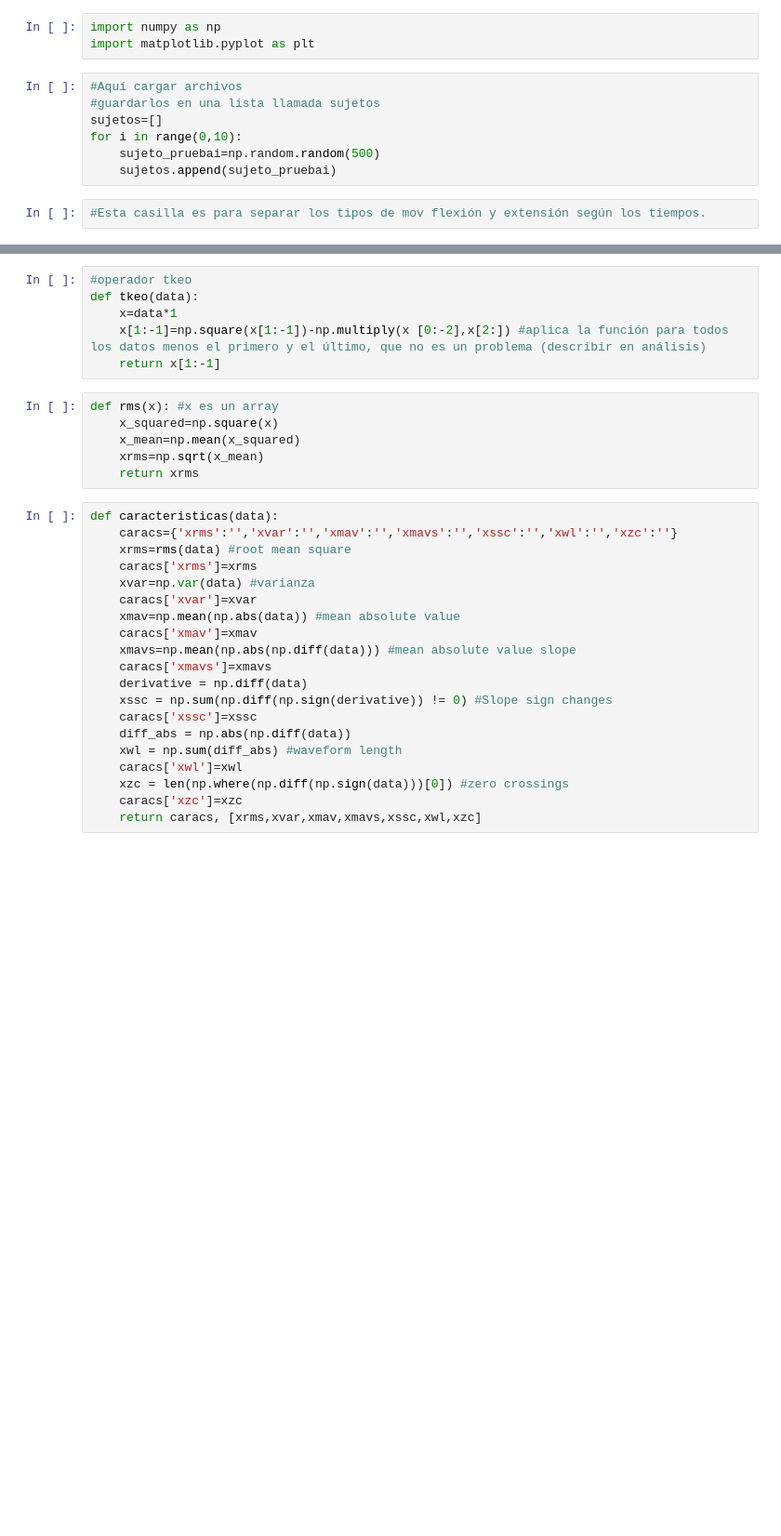
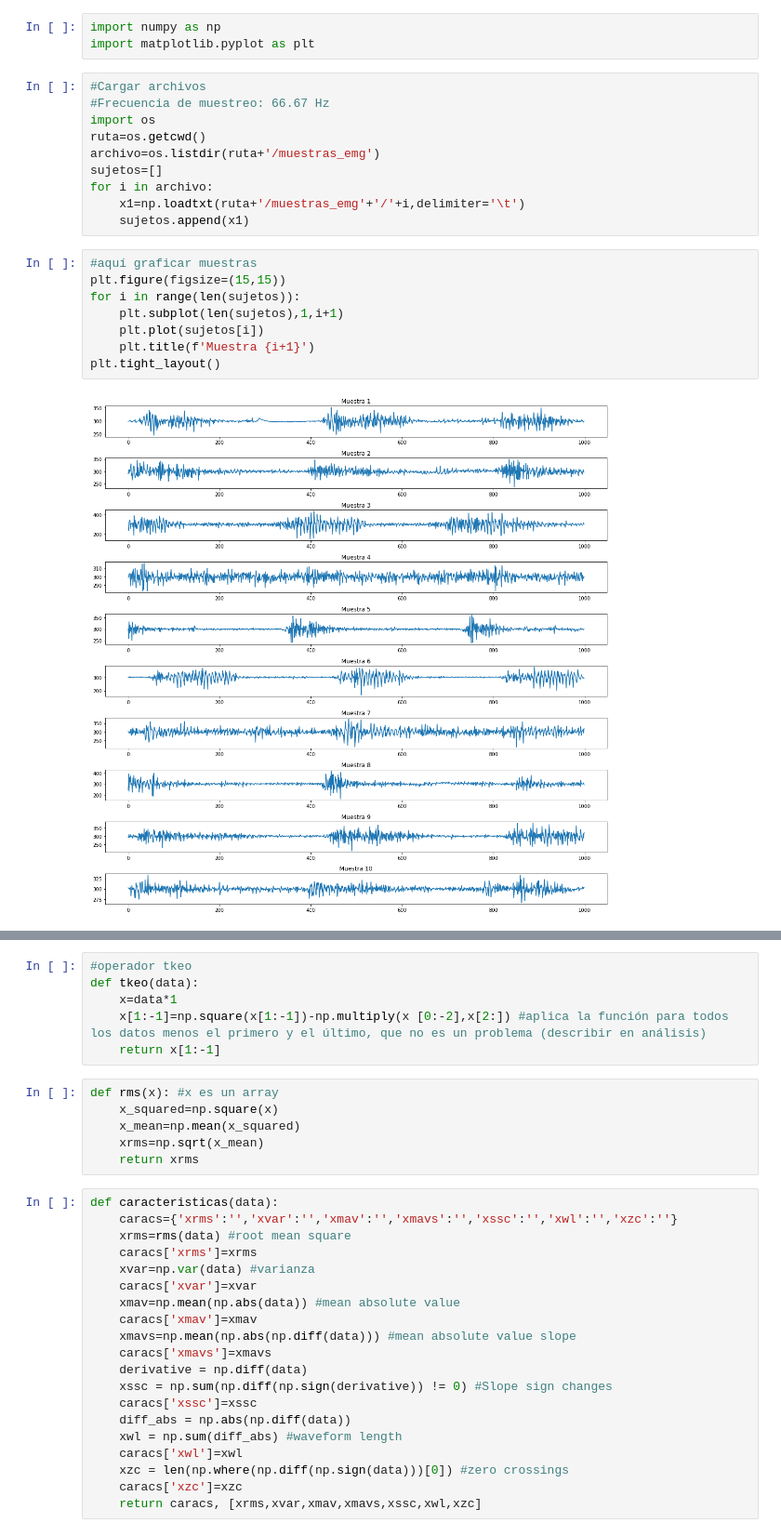
Before and after one commit to MateoOyuelaR19/LAB-BIOSE-ALES, a Jupyter notebook: Proyecto/Seguimiento_2/seguimiento_2.ipynb, the cells around one changed output, grey strips where cells are left out. Shown: that part at 93% size. Cells and saved outputs as stored; diff of their text form; blank space fills up the shorter version.

```diff
--- a/Proyecto/Seguimiento_2/seguimiento_2.ipynb
+++ b/Proyecto/Seguimiento_2/seguimiento_2.ipynb
@@ -1,12 +1,23 @@
 # %%
 import numpy as np
 import matplotlib.pyplot as plt
-# %%
-#Aquí cargar archivos
-#guardarlos en una lista llamada sujetos
-sujetos=[]
-for i in range(0,10):
-    sujeto_pruebai=np.random.random(500)
-    sujetos.append(sujeto_pruebai)
-# %%
-#Esta casilla es para separar los tipos de mov flexión y extensión según los tiempos.
+# %%
+#Cargar archivos
+#Frecuencia de muestreo: 66.67 Hz
+import os
+ruta=os.getcwd()
+archivo=os.listdir(ruta+'/muestras_emg')
+sujetos=[]
+for i in archivo:
+    x1=np.loadtxt(ruta+'/muestras_emg'+'/'+i,delimiter='\t')
+    sujetos.append(x1)
+# %%
+#aquí graficar muestras
+plt.figure(figsize=(15,15))
+for i in range(len(sujetos)):
+    plt.subplot(len(sujetos),1,i+1)
+    plt.plot(sujetos[i])
+    plt.title(f'Muestra {i+1}')
+plt.tight_layout()
+# %% [output]
+[figure, added]
```
Also changed, not shown: parts of 5 cells of this notebook, 10 other files.
